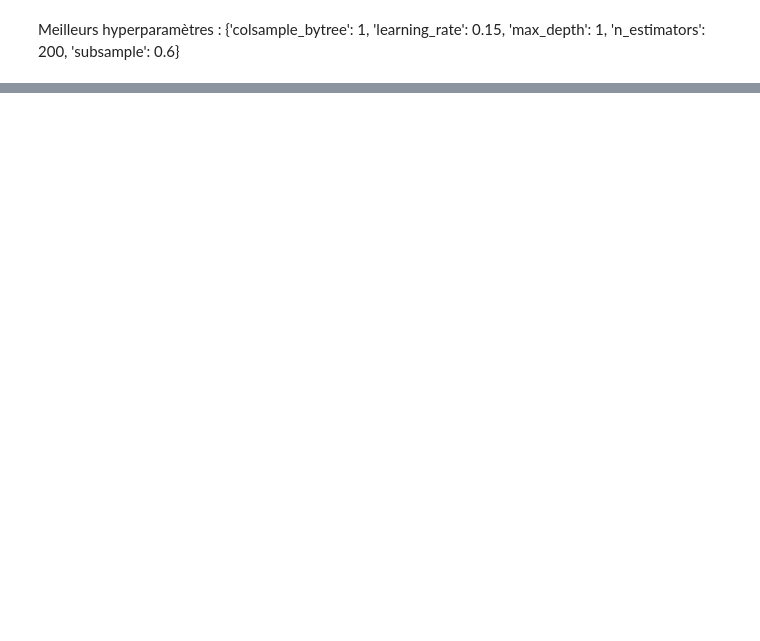
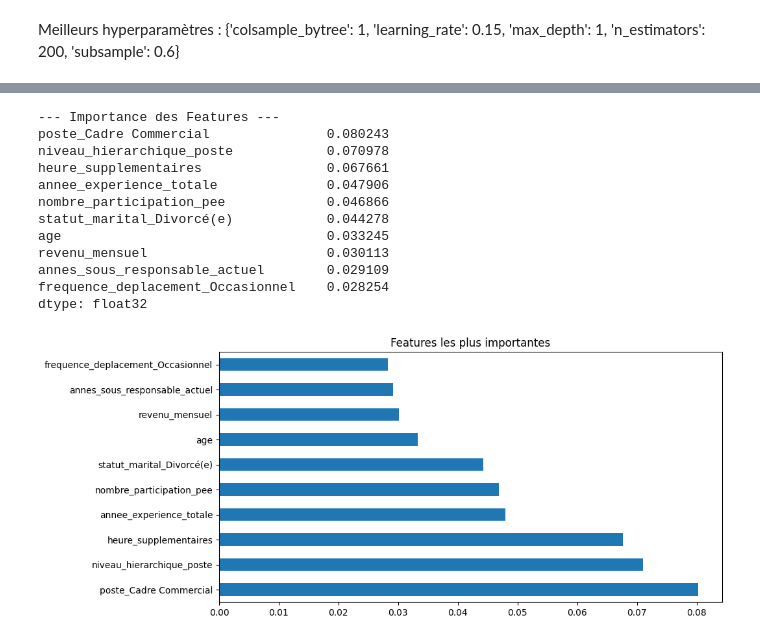
Before and after one commit to Soct/formation_OC, a Jupyter notebook: projet_4/test.ipynb, the cells around one changed output, grey strips where cells are left out. Saved outputs shown, nothing was run; the diff lists cells and outputs as text; code cells hidden in the pictures; blank space fills up the shorter version.

```diff
--- a/projet_4/test.ipynb
+++ b/projet_4/test.ipynb
@@ -641,0 +650,12 @@ Métrique moyenne : 0.863
+# %%
+import optuna
+from sklearn.metrics import silhouette_score
+from sklearn.preprocessing import StandardScaler
+from sklearn.decomposition import PCA
+from sklearn.cluster import KMeans
+from sklearn.metrics import silhouette_score
+
+model_params_fixed = {
+        'objective': 'binary:logistic',
+        'eval_metric': 'logloss'
+    }
@@ -641,0 +751,16 @@ Métrique moyenne : 0.863
+# %%
+# 1. Récupérer les meilleurs paramètres trouvés
+best_params = study.best_params
+
+# 2. On ajoute les paramètres fixes (objective, eval_metric, etc.)
+best_params.update(model_params_fixed)
+best_params['random_state'] = 42
+
+print("\n--- Entraînement du modèle final optimisé ---")
+# C'est ici votre variable 'model'
+model = xgb.XGBClassifier(**best_params)
+
+# 3. Entraîner sur TOUTES vos données (X_rh, y_rh)
+model.fit(X_rh, y_rh)
+
+print("Modèle final entraîné et prêt à être utilisé !")
@@ -641,0 +855,25 @@ Métrique moyenne : 0.863
+# %%
+feature_importances = pd.Series(model.feature_importances_, index=X_rh.columns).sort_values(ascending=False)
+
+print("\n--- Importance des Features ---")
+print(feature_importances.head(10))
+
+# Visualisation rapide
+plt.figure(figsize=(10, 5))
+feature_importances.head(10).plot(kind='barh')
+plt.title('Features les plus importantes')
+plt.show()
+# %% [output]
+--- Importance des Features ---
+poste_Cadre Commercial               0.080243
+niveau_hierarchique_poste            0.070978
+heure_supplementaires                0.067661
+annee_experience_totale              0.047906
+nombre_participation_pee             0.046866
+statut_marital_Divorcé(e)            0.044278
+age                                  0.033245
+revenu_mensuel                       0.030113
+annes_sous_responsable_actuel        0.029109
+frequence_deplacement_Occasionnel    0.028254
+dtype: float32
+[figure, added]
```
Also changed, not shown: parts of 17 cells of this notebook, 3 other files.
